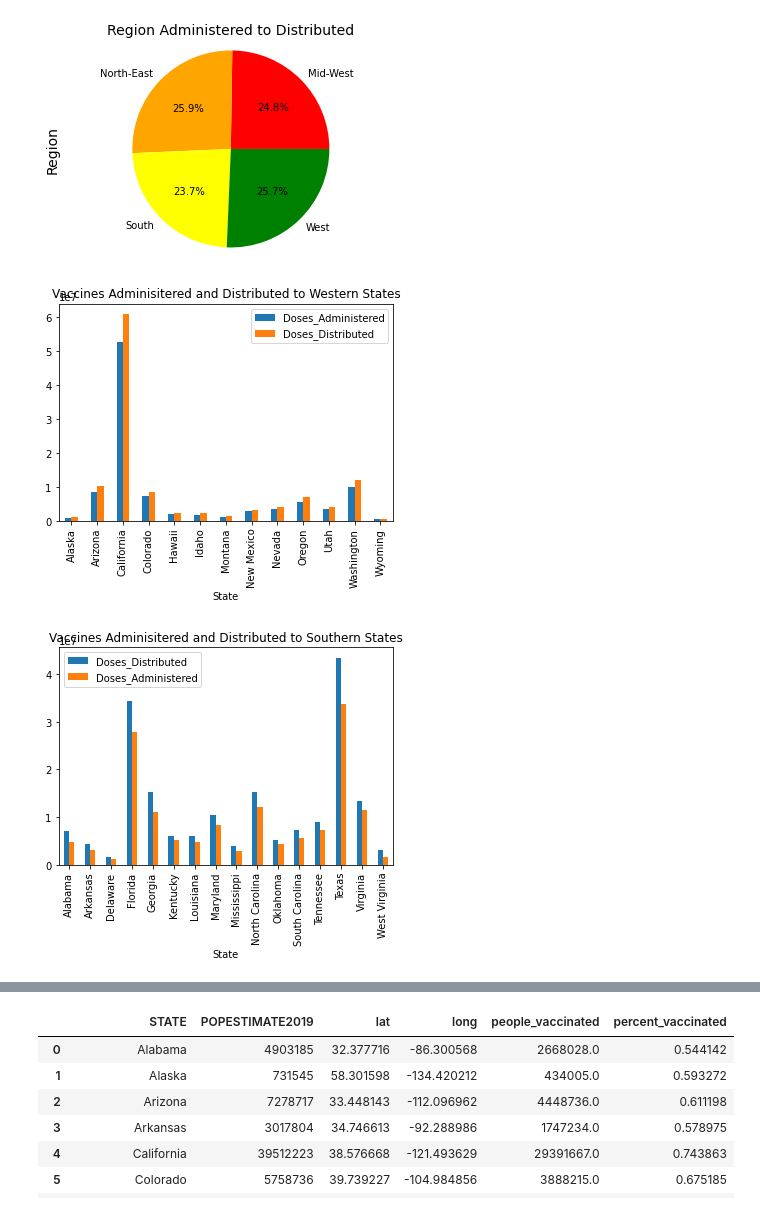
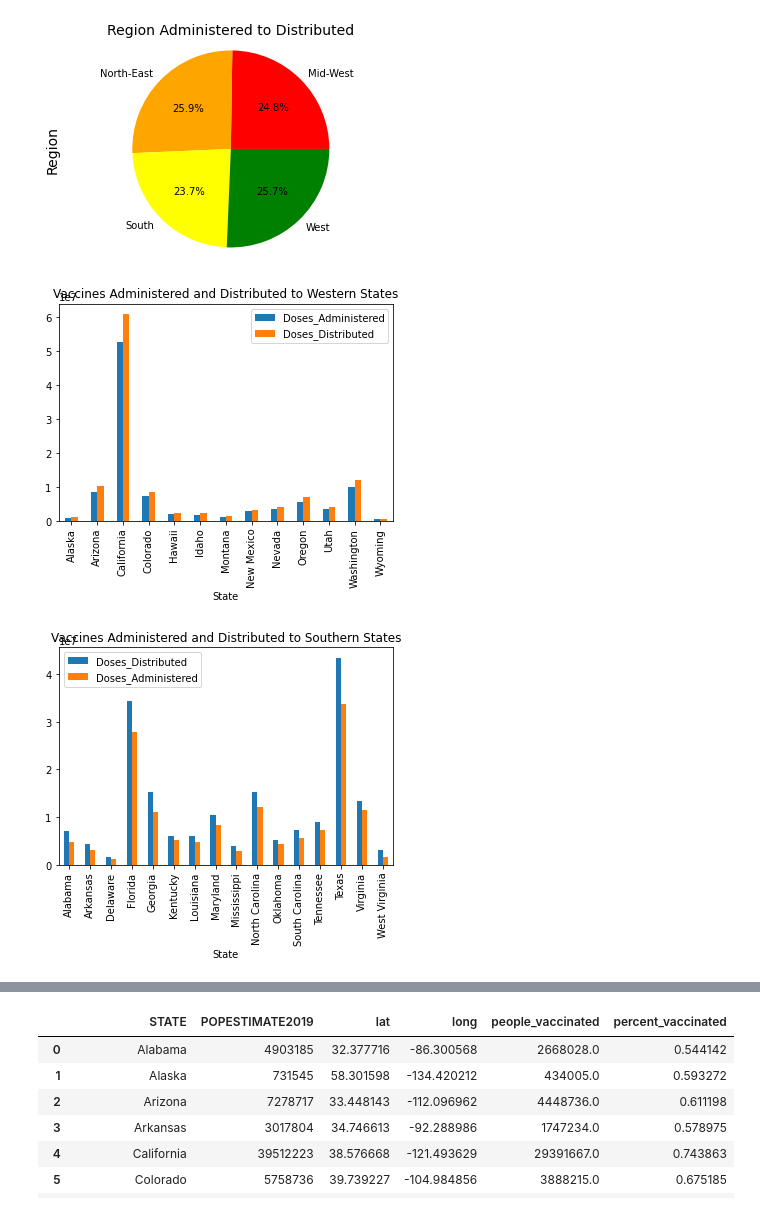
Before and after one commit to Ramsha2025/US-Vaccine-Tracker-Challenge, a Jupyter notebook: US-Vaccine-Tracker.ipynb, the cells around one changed output, grey strips where cells are left out. Cells and saved outputs as stored; diff of their text form; code cells hidden in the pictures.

```diff
--- a/US-Vaccine-Tracker.ipynb
+++ b/US-Vaccine-Tracker.ipynb
@@ -270,15 +267,14 @@ midwest_df = us_temp.loc[us_temp["Region"] == "Mid-West", :]
 northeast_df = us_temp.loc[us_temp["Region"] == "North-East", :]
 # %%
 west_df
-#new_df=west_df.groupby("State").agg(Total_Administered=("Doses_Administered"))
 west_data= west_df[['State', 'Doses_Administered','Doses_Distributed']]
 west_data =west_data.set_index(['State'])
 west_data.plot.bar()
-plt.title("Vaccines Adminisitered and Distributed to Western States")
-plt.savefig("Visualizations/Vaccines Adminisitered and Distributed to Western States.png")
+plt.title("Vaccines Administered and Distributed to Western States")
+plt.savefig("Visualizations/Vaccines Administered and Distributed to Western States.png")
 plt.show()
 # %% [output]
-[figure, old version]
+[figure, new version]
 # %%
 south_df
 
@@ -286,12 +282,12 @@ south_data= south_df[['State','Doses_Distributed','Doses_Administered']]
 south_data =south_data.set_index(['State'])
 south_data.plot.bar()
 
-plt.title("Vaccines Adminisitered and Distributed to Southern States")
-plt.savefig("Visualizations/Vaccines Adminisitered and Distributed to Southern States.png")
+plt.title("Vaccines Administered and Distributed to Southern States")
+plt.savefig("Visualizations/Vaccines Administered and Distributed to Southern States.png")
 
 plt.show()
 # %% [output]
-[figure, old version]
+[figure, new version]
 # %%
 midwest_df
 
```
Also changed, not shown: parts of 10 cells of this notebook, 8 other files.
